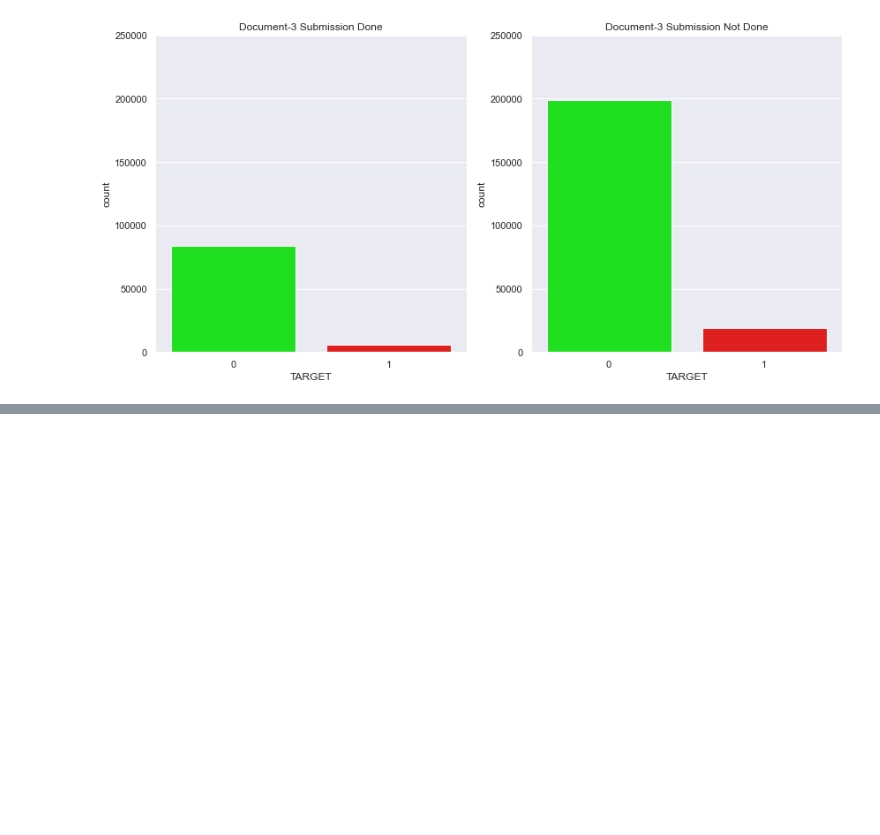
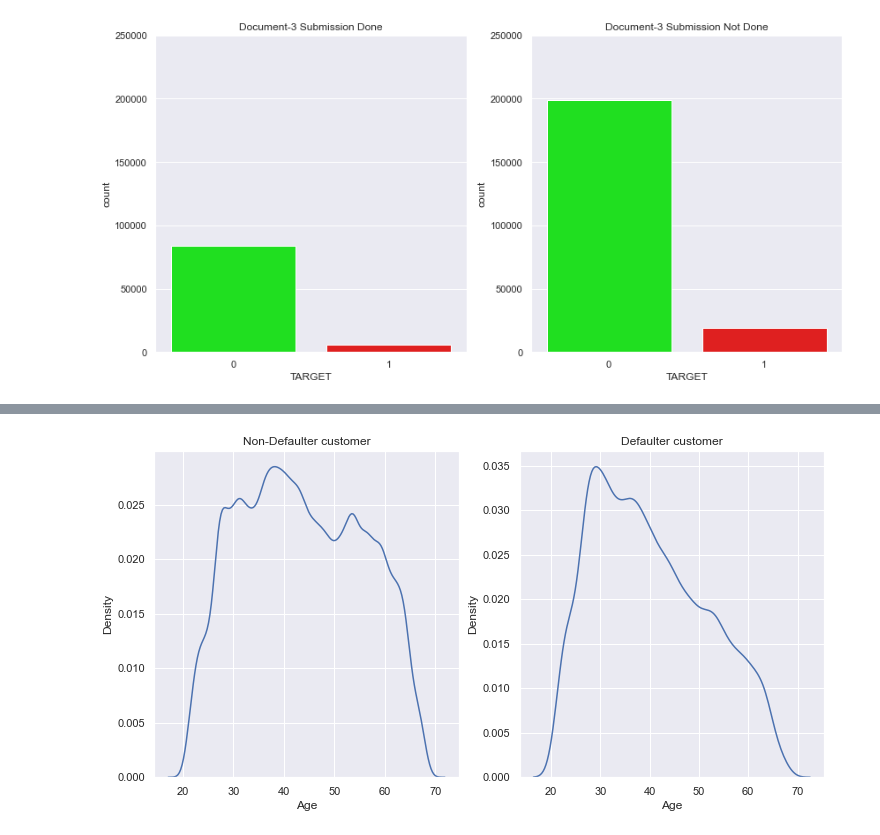
Before and after one commit to vivekkum-ar/Credit-appraisal-Banking-EDA, a Jupyter notebook: Bank Credit Appraisal EDA.ipynb, the cells around one changed output, grey strips where cells are left out. Drawn from its saved outputs; the diff is of its cells as text; code cells hidden in the pictures; blank space fills up the shorter version.

Commit message:
Analysis on Customer profile(age,sex etc)

```diff
--- a/Bank Credit Appraisal EDA.ipynb
+++ b/Bank Credit Appraisal EDA.ipynb
@@ -876,0 +919,3 @@ plt.show()
+# %%
+df_curr_application["Age"] = df_curr_application.DAYS_BIRTH//(-365.25)
+df_curr_application[["Age"]].describe()
@@ -876,0 +932,9 @@ plt.show()
+# %%
+fig = plt.figure(figsize=(12,6))
+axis1 = fig.add_subplot(1, 2, 1, title="Non-Defaulter customer")
+axis2 = fig.add_subplot(1, 2, 2, title="Defaulter customer")
+sns.kdeplot(df_curr_application[df_curr_application["TARGET"] == 0]['Age'], ax=axis1)
+sns.kdeplot(df_curr_application[df_curr_application["TARGET"] == 1]['Age'], ax=axis2)
+plt.show()
+# %% [output]
+[figure, added]
```
Also changed, not shown: parts of 6 cells of this notebook.
